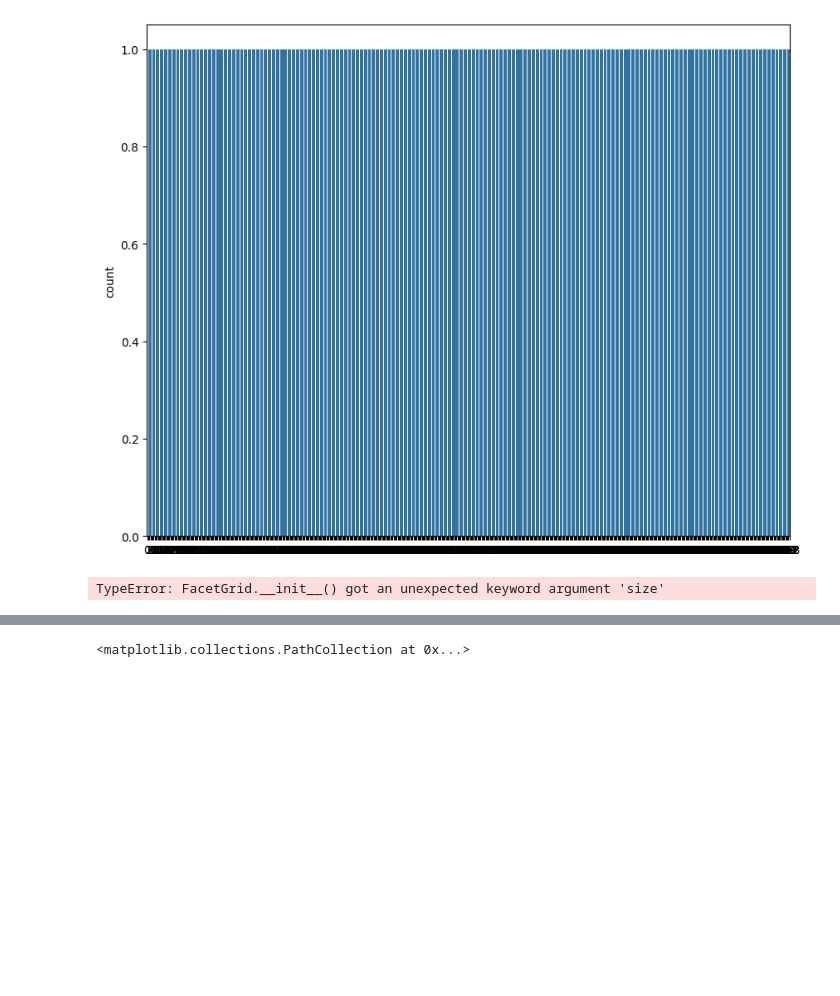
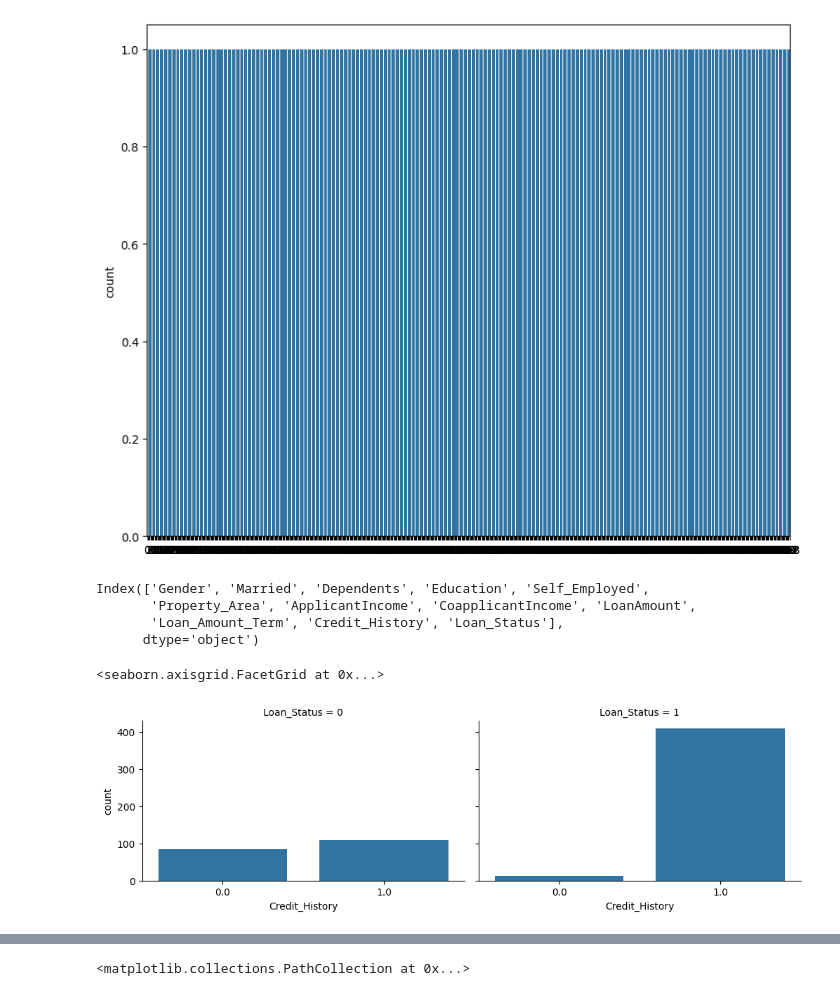
Before and after one commit to seve-cmk/ML_Projects, a Jupyter notebook: loan_defaut_pred.ipynb, the cells around one changed output, grey strips where cells are left out. Saved outputs shown, nothing was run; the diff lists cells and outputs as text; code cells hidden in the pictures; blank space fills up the shorter version.

```diff
--- a/loan_defaut_pred.ipynb
+++ b/loan_defaut_pred.ipynb
@@ -272,8 +233,16 @@ le pourcentage des crédits non accordés est:0.6872964169381107
+# %%
+df.columns
+# %% [output]
+Index(['Gender', 'Married', 'Dependents', 'Education', 'Self_Employed',
+       'Property_Area', 'ApplicantIncome', 'CoapplicantIncome', 'LoanAmount',
+       'Loan_Amount_Term', 'Credit_History', 'Loan_Status'],
+      dtype='object')
 # %%
 # Crédit history
-grid=sns.FacetGrid(df,col='Loan_status',size=3.2,aspect=1.6)
-grid.map(sns.countplot,'Crédit_History')
+grid=sns.FacetGrid(df,col='Loan_Status',height=3.2,aspect=1.6)
+grid.map(sns.countplot,'Credit_History')
 # %% [output]
-TypeError: FacetGrid.__init__() got an unexpected keyword argument 'size'
+<seaborn.axisgrid.FacetGrid at 0x...>
+[figure, added]
 # %%
 # Sexe
```
Also changed, not shown: parts of 15 cells of this notebook.
